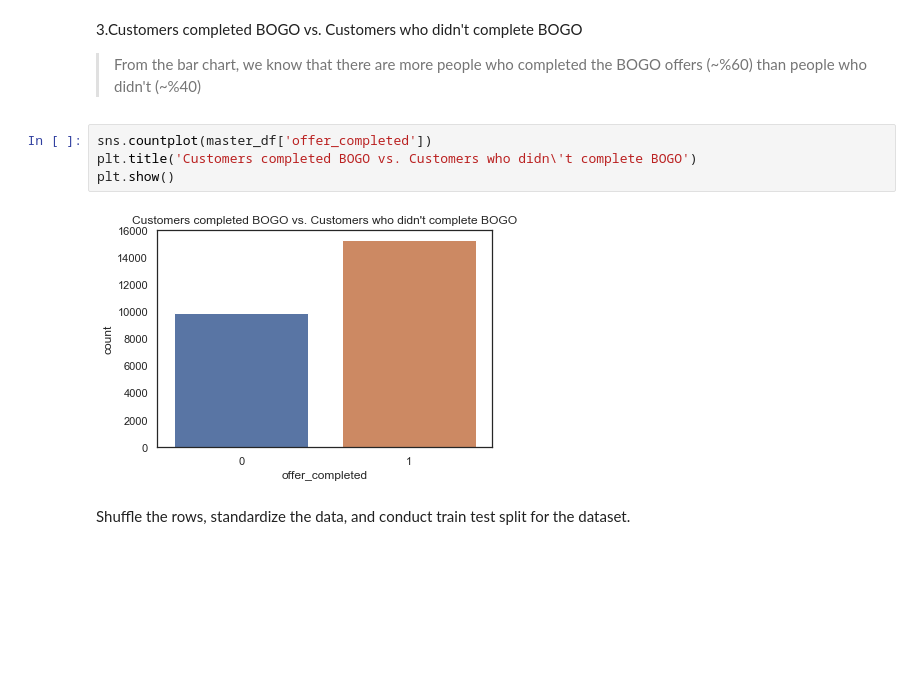
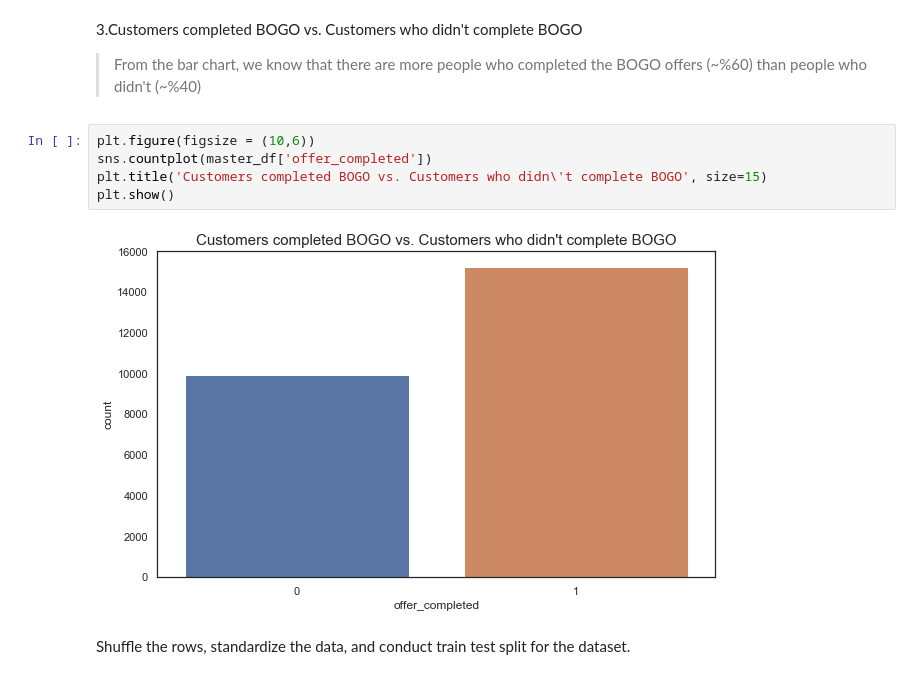
Before and after one commit to michellehsu2018/udacity-starbucks-capstone, a Jupyter notebook: Starbucks_Capstone_notebook.ipynb, the cells around one changed output. Cells and saved outputs as stored; diff of their text form; blank space fills up the shorter version.

Commit message:
save notebook and visualization

```diff
--- a/Starbucks_Capstone_notebook.ipynb
+++ b/Starbucks_Capstone_notebook.ipynb
@@ -576,11 +576,12 @@ plt.show()
 3.Customers completed BOGO vs. Customers who didn't complete BOGO
 > From the bar chart, we know that there are more people who completed the BOGO offers (\~%60) than people who didn't (\~%40)
 # %%
+plt.figure(figsize = (10,6))
 sns.countplot(master_df['offer_completed'])
-plt.title('Customers completed BOGO vs. Customers who didn\'t complete BOGO')
+plt.title('Customers completed BOGO vs. Customers who didn\'t complete BOGO', size=15)
 plt.show()
 # %% [output]
-[figure, old version]
+[figure, new version]
 # %% [markdown]
 Shuffle the rows, standardize the data, and conduct train test split for the dataset.
 # %%
```
Also changed, not shown: parts of 42 cells of this notebook, 6 other files.
